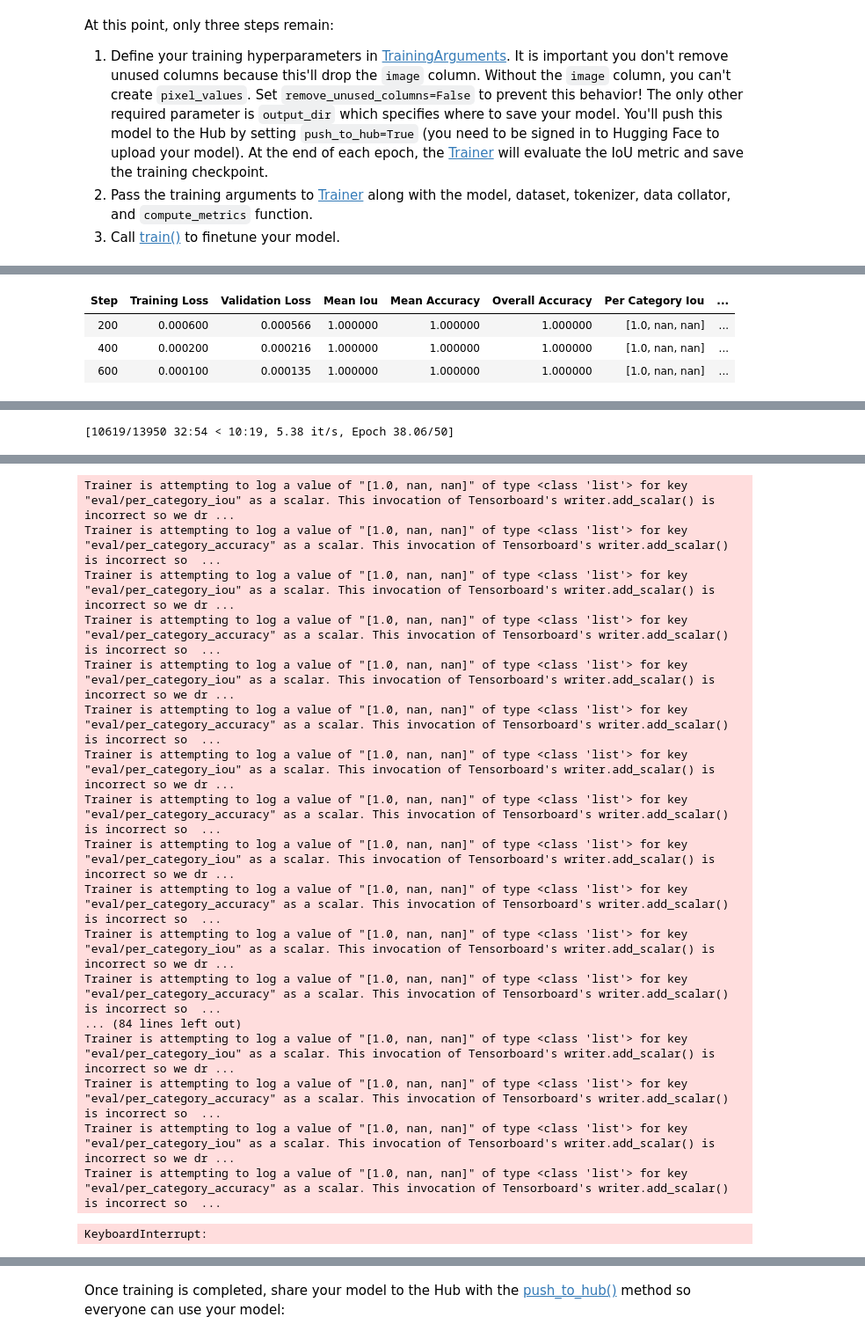
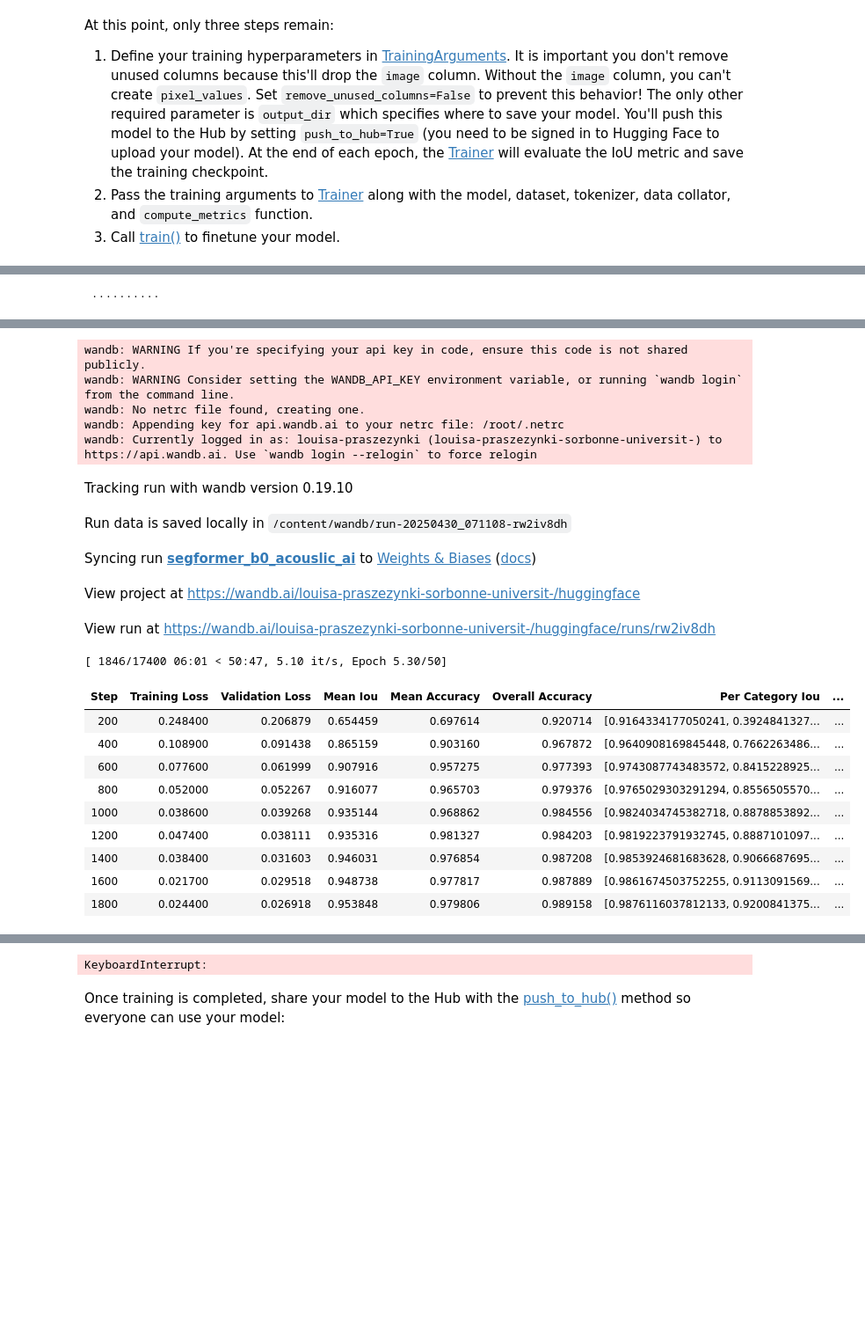
Before and after one commit to louisapraszezynki/acouslic-ai-challenge, a Jupyter notebook: transformers_doc/en/pytorch/semantic_segmentation.ipynb, the cells around one changed output, grey strips where cells are left out. Shown at 88% size. Saved outputs shown, nothing was run; the diff lists cells and outputs as text; code cells hidden in the pictures; blank space fills up the shorter version.

Commit message:
Created using Colab (last version 30/04)

```diff
--- a/transformers_doc/en/pytorch/semantic_segmentation.ipynb
+++ b/transformers_doc/en/pytorch/semantic_segmentation.ipynb
@@ -104,0 +125,29 @@ You'll also want to create a dictionary that maps a label id to a label class wh
+# %%
+from datasets import concatenate_datasets
+from PIL import Image
+import PIL.ImageOps
+
+
+def set_all_labels_to_0(example):
+    example['label'] = 0
+    return example
+
+def set_all_labels_to_1(example):
+    example['label'] = 1
+    example['annotation'] = PIL.ImageOps.invert(example['annotation'])
+    return example
+
+datasets_of_zeros = train_ds.map(set_all_labels_to_0)
+datasets_of_ones = train_ds.map(set_all_labels_to_1)
+total_dataset = concatenate_datasets([datasets_of_zeros, datasets_of_ones])
+
+# On vérifie que les datasets ne se sont pas afféctés entre eux et qu'ils
+# contiennent les bons labels
+print(sum(datasets_of_zeros['label']) / len(datasets_of_zeros))
+print(sum(datasets_of_ones['label']) / len(datasets_of_ones))
+print(sum(total_dataset['label']) / len(total_dataset))
+
+total_dataset = total_dataset.shuffle()
+
+
+test_ds = test_ds.map(set_all_labels_to_0)
@@ -105,6 +163,6 @@ You'll also want to create a dictionary that maps a label id to a label class wh
 # %%
-id2label = {0: 'no_annotation', 1: 'optimal', 2: 'suboptimal'}
-label2id = {'no_annotation': 0, 'optimal': 1, 'suboptimal': 2}
+id2label = {0: 'annotation', 1: 'background'}
+label2id = {'annotation': 0, 'background': 1}
 num_labels = len(id2label)
 # %% [markdown]
 ## Preprocess
@@ -225,7 +280,6 @@ training_args = TrainingArguments(
     logging_steps=1,
     eval_accumulation_steps=5,
     remove_unused_columns=False,
-    push_to_hub=True,
 )
 
 trainer = Trainer(
@@ -242,4 +295,0 @@ trainer.train()
-| Step | Training Loss | Validation Loss | Mean Iou | Mean Accuracy | Overall Accuracy | Per Category Iou | ... |
-| 200 | 0.000600 | 0.000566 | 1.000000 | 1.000000 | 1.000000 | [1.0, nan, nan] | ... |
-| 400 | 0.000200 | 0.000216 | 1.000000 | 1.000000 | 1.000000 | [1.0, nan, nan] | ... |
-| 600 | 0.000100 | 0.000135 | 1.000000 | 1.000000 | 1.000000 | [1.0, nan, nan] | ... |
@@ -252 +300 @@ Trainer is attempting to log a value of "[1.0, nan, nan]" of type <class 'list'>
-[10619/13950 32:54 < 10:19, 5.38 it/s, Epoch 38.06/50]
+ ··········
@@ -270,18 +301,21 @@ Trainer is attempting to log a value of "[1.0, nan, nan]" of type <class 'list'>
-Trainer is attempting to log a value of "[1.0, nan, nan]" of type <class 'list'> for key "eval/per_category_iou" as a scalar. This invocation of Tensorboard's writer.add_scalar() is incorrect so we dr ...
-Trainer is attempting to log a value of "[1.0, nan, nan]" of type <class 'list'> for key "eval/per_category_accuracy" as a scalar. This invocation of Tensorboard's writer.add_scalar() is incorrect so  ...
-Trainer is attempting to log a value of "[1.0, nan, nan]" of type <class 'list'> for key "eval/per_category_iou" as a scalar. This invocation of Tensorboard's writer.add_scalar() is incorrect so we dr ...
-Trainer is attempting to log a value of "[1.0, nan, nan]" of type <class 'list'> for key "eval/per_category_accuracy" as a scalar. This invocation of Tensorboard's writer.add_scalar() is incorrect so  ...
-Trainer is attempting to log a value of "[1.0, nan, nan]" of type <class 'list'> for key "eval/per_category_iou" as a scalar. This invocation of Tensorboard's writer.add_scalar() is incorrect so we dr ...
-Trainer is attempting to log a value of "[1.0, nan, nan]" of type <class 'list'> for key "eval/per_category_accuracy" as a scalar. This invocation of Tensorboard's writer.add_scalar() is incorrect so  ...
-Trainer is attempting to log a value of "[1.0, nan, nan]" of type <class 'list'> for key "eval/per_category_iou" as a scalar. This invocation of Tensorboard's writer.add_scalar() is incorrect so we dr ...
-Trainer is attempting to log a value of "[1.0, nan, nan]" of type <class 'list'> for key "eval/per_category_accuracy" as a scalar. This invocation of Tensorboard's writer.add_scalar() is incorrect so  ...
-Trainer is attempting to log a value of "[1.0, nan, nan]" of type <class 'list'> for key "eval/per_category_iou" as a scalar. This invocation of Tensorboard's writer.add_scalar() is incorrect so we dr ...
-Trainer is attempting to log a value of "[1.0, nan, nan]" of type <class 'list'> for key "eval/per_category_accuracy" as a scalar. This invocation of Tensorboard's writer.add_scalar() is incorrect so  ...
-Trainer is attempting to log a value of "[1.0, nan, nan]" of type <class 'list'> for key "eval/per_category_iou" as a scalar. This invocation of Tensorboard's writer.add_scalar() is incorrect so we dr ...
-Trainer is attempting to log a value of "[1.0, nan, nan]" of type <class 'list'> for key "eval/per_category_accuracy" as a scalar. This invocation of Tensorboard's writer.add_scalar() is incorrect so  ...
-... (84 lines left out)
-Trainer is attempting to log a value of "[1.0, nan, nan]" of type <class 'list'> for key "eval/per_category_iou" as a scalar. This invocation of Tensorboard's writer.add_scalar() is incorrect so we dr ...
-Trainer is attempting to log a value of "[1.0, nan, nan]" of type <class 'list'> for key "eval/per_category_accuracy" as a scalar. This invocation of Tensorboard's writer.add_scalar() is incorrect so  ...
-Trainer is attempting to log a value of "[1.0, nan, nan]" of type <class 'list'> for key "eval/per_category_iou" as a scalar. This invocation of Tensorboard's writer.add_scalar() is incorrect so we dr ...
-Trainer is attempting to log a value of "[1.0, nan, nan]" of type <class 'list'> for key "eval/per_category_accuracy" as a scalar. This invocation of Tensorboard's writer.add_scalar() is incorrect so  ...
+wandb: WARNING If you're specifying your api key in code, ensure this code is not shared publicly.
+wandb: WARNING Consider setting the WANDB_API_KEY environment variable, or running `wandb login` from the command line.
+wandb: No netrc file found, creating one.
+wandb: Appending key for api.wandb.ai to your netrc file: /root/.netrc
+wandb: Currently logged in as: louisa-praszezynki (louisa-praszezynki-sorbonne-universit-) to https://api.wandb.ai. Use `wandb login --relogin` to force relogin
+Tracking run with wandb version 0.19.10
+Run data is saved locally in /content/wandb/run-20250430_071108-rw2iv8dh
+Syncing run segformer_b0_acouslic_ai to Weights & Biases (docs)
+View project at https://wandb.ai/louisa-praszezynki-sorbonne-universit-/huggingface
+View run at https://wandb.ai/louisa-praszezynki-sorbonne-universit-/huggingface/runs/rw2iv8dh
-KeyboardInterrupt:
+[ 1846/17400 06:01 < 50:47, 5.10 it/s, Epoch 5.30/50]
+| Step | Training Loss | Validation Loss | Mean Iou | Mean Accuracy | Overall Accuracy | Per Category Iou | ... |
+| 200 | 0.248400 | 0.206879 | 0.654459 | 0.697614 | 0.920714 | [0.9164334177050241, 0.3924841327... | ... |
+| 400 | 0.108900 | 0.091438 | 0.865159 | 0.903160 | 0.967872 | [0.9640908169845448, 0.7662263486... | ... |
+| 600 | 0.077600 | 0.061999 | 0.907916 | 0.957275 | 0.977393 | [0.9743087743483572, 0.8415228925... | ... |
+| 800 | 0.052000 | 0.052267 | 0.916077 | 0.965703 | 0.979376 | [0.9765029303291294, 0.8556505570... | ... |
+| 1000 | 0.038600 | 0.039268 | 0.935144 | 0.968862 | 0.984556 | [0.9824034745382718, 0.8878853892... | ... |
+| 1200 | 0.047400 | 0.038111 | 0.935316 | 0.981327 | 0.984203 | [0.9819223791932745, 0.8887101097... | ... |
+| 1400 | 0.038400 | 0.031603 | 0.946031 | 0.976854 | 0.987208 | [0.9853924681683628, 0.9066687695... | ... |
+| 1600 | 0.021700 | 0.029518 | 0.948738 | 0.977817 | 0.987889 | [0.9861674503752255, 0.9113091569... | ... |
+| 1800 | 0.024400 | 0.026918 | 0.953848 | 0.979806 | 0.989158 | [0.9876116037812133, 0.9200841375... | ... |
@@ -288,3 +340,4 @@ KeyboardInterrupt:
+KeyboardInterrupt:
 # %% [markdown]
 Once training is completed, share your model to the Hub with the [push_to_hub()](https://huggingface.co/docs/transformers/main/en/main_classes/trainer#transformers.Trainer.push_to_hub) method so everyone can use your model:
 # %%
```
Also changed, not shown: parts of 15 cells of this notebook.
